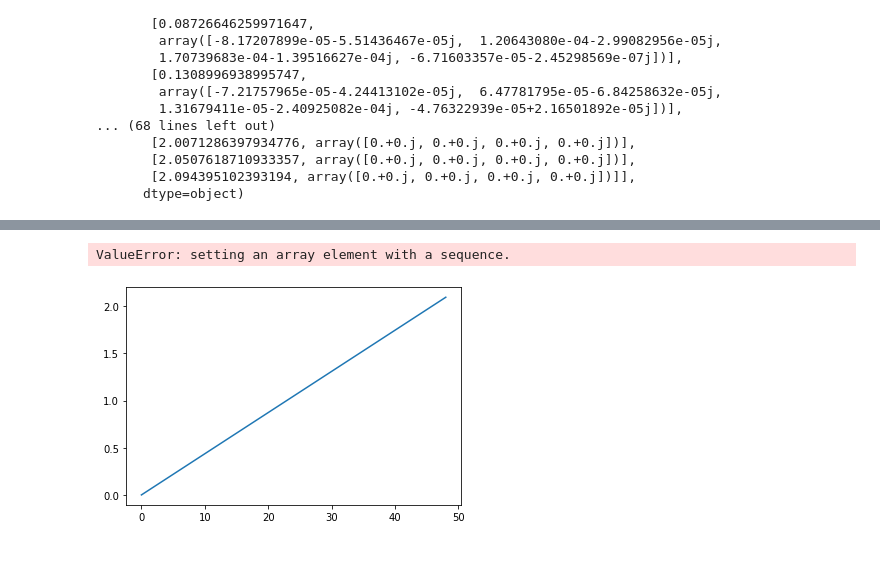
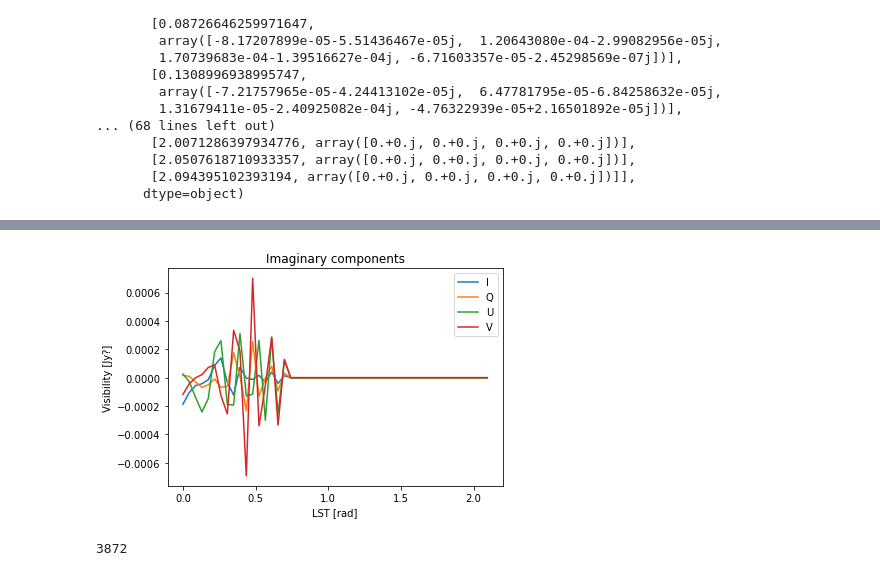
Before and after one commit to 3276908917/skyflux, a Jupyter notebook: notebooks/visibility/single_source.ipynb, the cells around one changed output, grey strips where cells are left out. Cells and saved outputs as stored; diff of their text form; code cells hidden in the pictures.

```diff
--- a/notebooks/visibility/single_source.ipynb
+++ b/notebooks/visibility/single_source.ipynb
@@ -147,0 +147,16 @@ plt.show()
+# %%
+Q = np.array([v[1][1] for v in vist])
+U = np.array([v[1][2] for v in vist])
+V = np.array([v[1][3] for v in vist])
+
+plt.plot(vist[:, 0], np.real(I), label="I")
+plt.plot(vist[:, 0], np.real(Q), label="Q")
+plt.plot(vist[:, 0], np.real(U), label="U")
+plt.plot(vist[:, 0], np.real(V), label="V")
+
+plt.xlabel("LST [rad]")
+plt.ylabel("Visibility [Jy?]")
+plt.title("Real components")
+
+plt.legend()
+plt.show()
@@ -148,16 +165,14 @@ plt.show()
 # %%
-plt.plot(np.real(vist[:, 0]), label="I")
-plt.plot(np.real(vist[:, 1]), label="Q")
-plt.plot(np.real(vist[:, 2]), label="U")
-plt.plot(np.real(vist[:, 3]), label="V")
+plt.plot(vist[:, 0], np.imag(I), label="I")
+plt.plot(vist[:, 0], np.imag(Q), label="Q")
+plt.plot(vist[:, 0], np.imag(U), label="U")
+plt.plot(vist[:, 0], np.imag(V), label="V")
 
-plt.xlabel("Index")
-plt.ylabel("Jy?")
-plt.title("Real components")
+plt.xlabel("LST [rad]")
+plt.ylabel("Visibility [Jy?]")
+plt.title("Imaginary components")
 
 plt.legend()
-
 plt.show()
 # %% [output]
-ValueError: setting an array element with a sequence.
-[figure, old version]
+[figure, new version]
@@ -190,0 +179,4 @@ plt.show()
+# %%
+len(sf.catalog.obj_catalog)
+# %% [output]
+3872
```
Also changed, not shown: parts of 4 cells of this notebook, 5 other files.
